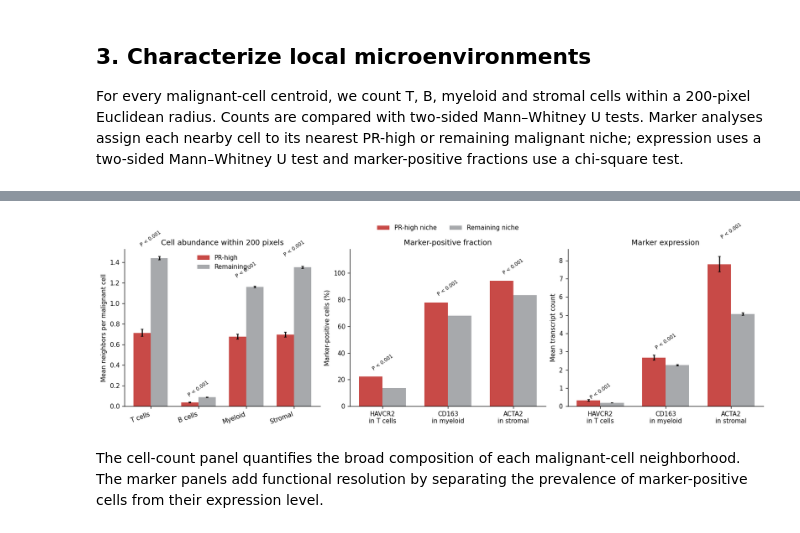
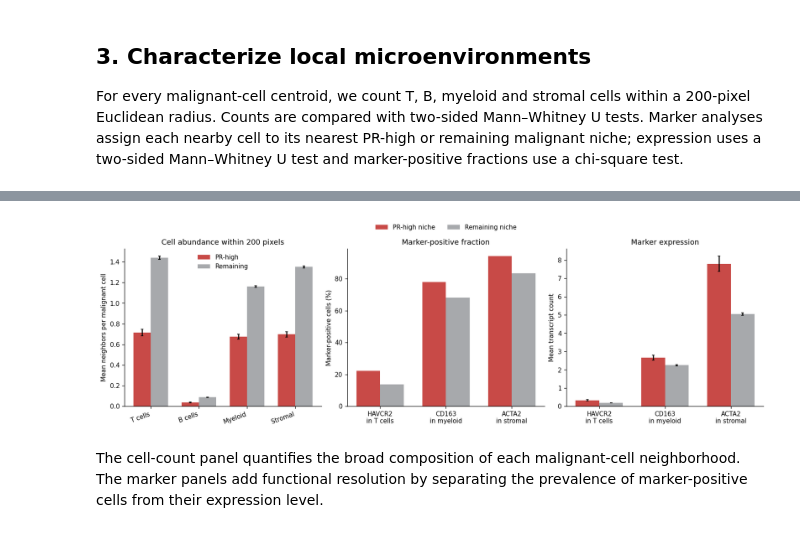
Before and after one commit to shuailinxue/PhenoMap, a Jupyter notebook: docs/source/tutorials/04_clinical_phenotype_analysis/index.ipynb, the cells around one changed output, grey strips where cells are left out. Saved outputs shown, nothing was run; the diff lists cells and outputs as text; code cells hidden in the pictures.

```diff
--- a/docs/source/tutorials/04_clinical_phenotype_analysis/index.ipynb
+++ b/docs/source/tutorials/04_clinical_phenotype_analysis/index.ipynb
@@ -176,7 +204,4 @@ display(marker_tests.assign(
 # %%
-def p_label(value):
-    return "P < 0.001" if value < 0.001 else f"P = {value:.3f}"
-
 fig, axes = plt.subplots(1, 3, figsize=(13.5, 4.2), constrained_layout=True)
 cell_types = ["T_cells", "B_cells", "Myeloid", "Stromal"]
 labels = ["T cells", "B cells", "Myeloid", "Stromal"]
@@ -190,44 +215,34 @@ for offset, group, color, legend in [
     subset = niche_counts[niche_counts["pr_group"].eq(group)]
     means = subset.groupby("neighbor_type")["count"].mean().reindex(cell_types)
     sems = subset.groupby("neighbor_type")["count"].sem().reindex(cell_types)
     axes[0].bar(x + offset, means, width, yerr=sems, color=color, label=legend, capsize=2)
-for index, row in niche_tests.set_index("cell_type").reindex(cell_types).reset_index().iterrows():
-    axes[0].text(index, max(row["high_mean"], row["remaining_mean"]) * 1.08, p_label(row["p_value"]), ha="center", fontsize=7, rotation=35)
 axes[0].set_xticks(x, labels, rotation=20, ha="right")
 axes[0].set_ylabel("Mean neighbors per malignant cell")
 axes[0].set_title("Cell abundance within 200 pixels")
 axes[0].legend()
 
 marker_order = ["HAVCR2", "CD163", "ACTA2"]
 marker_labels = ["HAVCR2\nin T cells", "CD163\nin myeloid", "ACTA2\nin stromal"]
 for offset, group, color, legend in [
     (-width / 2, "PR-high niche", COLORS["high"], "PR-high niche"),
     (width / 2, "Remaining niche", COLORS["remaining"], "Remaining niche"),
 ]:
     subset = marker_cells[marker_cells["niche"].eq(group)]
     fractions = subset.groupby("gene")["marker_positive"].mean().reindex(marker_order) * 100
     means = subset.groupby("gene")["expression"].mean().reindex(marker_order)
     sems = subset.groupby("gene")["expression"].sem().reindex(marker_order)
     axes[1].bar(np.arange(3) + offset, fractions, width, color=color, label=legend)
     axes[2].bar(np.arange(3) + offset, means, width, yerr=sems, color=color, label=legend, capsize=2)
-for index, row in marker_tests.set_index("gene").reindex(marker_order).reset_index().iterrows():
-    gene_cells = marker_cells[marker_cells["gene"].eq(row["gene"])]
-    fraction_y = gene_cells.groupby("niche")["marker_positive"].mean().max() * 100 + 5
-    expression_summary = gene_cells.groupby("niche")["expression"].agg(["mean", "sem"])
-    expression_y = (expression_summary["mean"] + expression_summary["sem"]).max() * 1.12
-    axes[1].text(index, fraction_y, p_label(row["fraction_chi2_p"]), ha="center", fontsize=7, rotation=35)
-    axes[2].text(index, expression_y, p_label(row["expression_p"]), ha="center", fontsize=7, rotation=35)
 axes[1].set_xticks(np.arange(3), marker_labels)
-axes[1].set_ylim(0, 118)
 axes[1].set_ylabel("Marker-positive cells (%)")
 axes[1].set_title("Marker-positive fraction")
 axes[2].set_xticks(np.arange(3), marker_labels)
 axes[2].set_ylabel("Mean transcript count")
 axes[2].set_title("Marker expression")
 axes[1].legend(ncol=2, loc="upper center", bbox_to_anchor=(0.5, 1.19))
 plt.show()
 # %% [output]
-[figure, old version]
+[figure, new version]
 # %% [markdown]
 The cell-count panel quantifies the broad composition of each malignant-cell neighborhood. The marker panels add functional resolution by separating the prevalence of marker-positive cells from their expression level.
 # %% [markdown]
```
Also changed, not shown: parts of 6 cells of this notebook.
